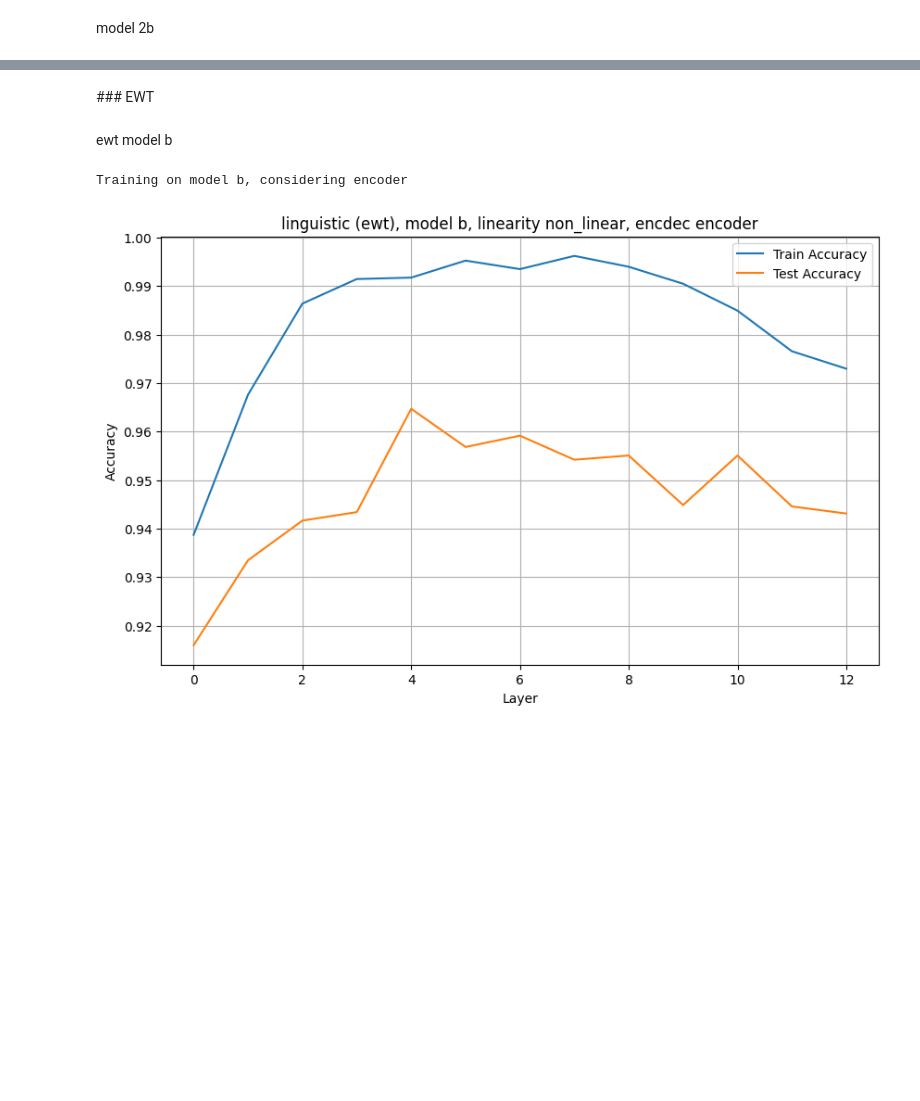
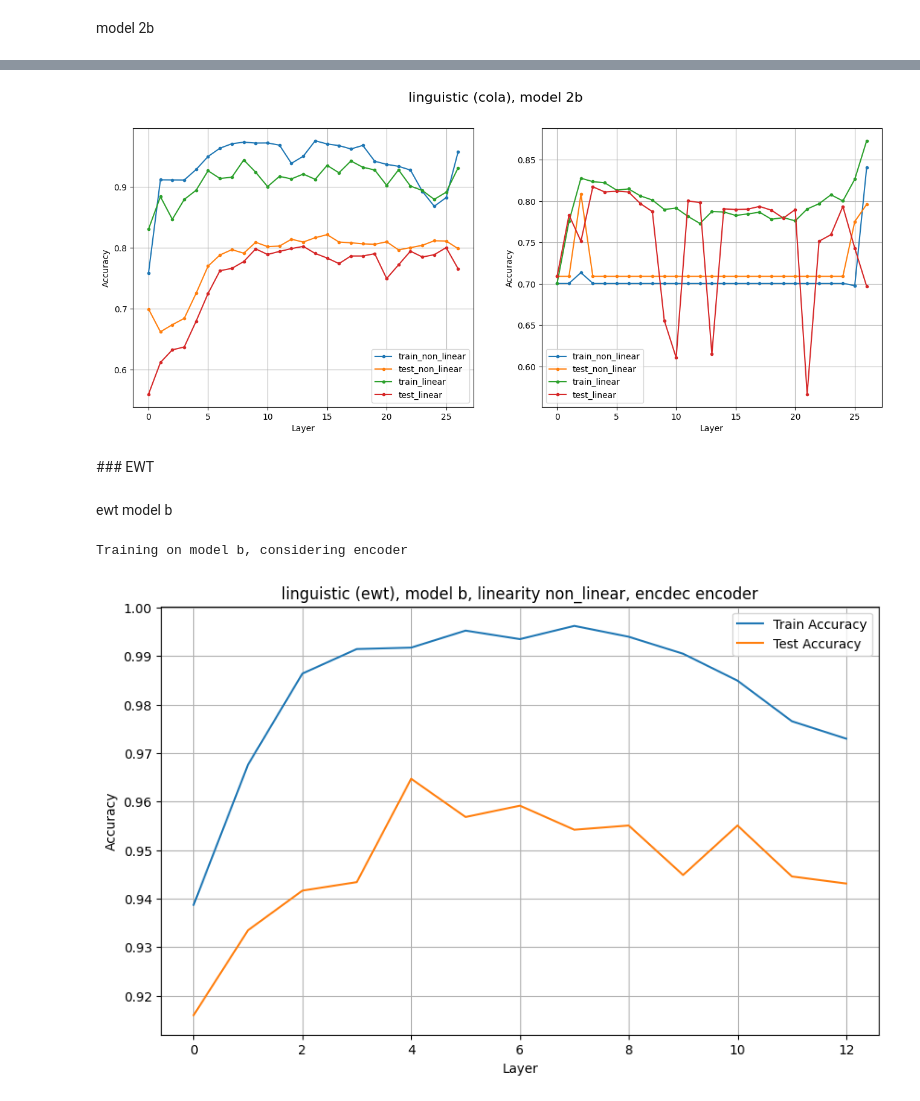
Before and after one commit to rrossierba/digital-transformation-computer-security, a Jupyter notebook: probe_t5.ipynb, the cells around one changed output, grey strips where cells are left out. Cells and saved outputs as stored; diff of their text form; code cells hidden in the pictures; blank space fills up the shorter version.

```diff
--- a/probe_t5.ipynb
+++ b/probe_t5.ipynb
@@ -1418,5 +1431,5 @@ plot_accuracies(decoder_results[0], decoder_results[1], 'b', 'non_linear', 'ling
 # %% [markdown]
 model 2b
 # %%
-cola_2b_path = '/content/drive/MyDrive/DTCS_datasets/cola_t5gemma-2b-2b-ul2'
-cola_2b_df = pd.read_pickle(cola_b_path)
+cola_2b_df = pd.read_pickle('/content/drive/MyDrive/DTCS_datasets/cola_t5gemma-2b-2b-ul2.pkl')
+train_cola_df_2b, test_cola_df_2b = split_train_test(cola_2b_df, TRAIN_SPLIT)
@@ -1437,0 +1436,15 @@ plot_accuracies(decoder_results[0], decoder_results[1], '2b', 'non_linear', 'lin
+# %%
+config2b = {
+    'model_size' : '2b',
+    'train_df' : train_cola_df_2b,
+    'test_df' : test_cola_df_2b,
+    'num_layers' :27
+}
+
+# encoder
+cola_encoder_results_nl_2b = iterate_training_layers(**config2b, encdec='encoder', probe=NON_LINEAR)
+cola_encoder_results_l_2b = iterate_training_layers(**config2b, encdec='encoder', probe=LINEAR)
+
+# decoder
+cola_decoder_results_nl_2b = iterate_training_layers(**config2b, encdec='decoder', probe=NON_LINEAR)
+cola_decoder_results_l_2b = iterate_training_layers(**config2b, encdec='decoder', probe=LINEAR)
@@ -1438,3 +1456,12 @@ plot_accuracies(decoder_results[0], decoder_results[1], '2b', 'non_linear', 'lin
+# %%
+cola_accuracies_2b = [
+    [(cola_encoder_results_nl_2b, NON_LINEAR), (cola_encoder_results_l_2b, LINEAR)],
+    [(cola_decoder_results_nl_2b, NON_LINEAR), (cola_decoder_results_l_2b, LINEAR)]
+]
+
+plot_accuracies(cola_accuracies_2b, '2b', 'linguistic (cola)')
+# %% [output]
+[figure, added]
 # %% [markdown]
 ### EWT
 # %% [markdown]
```
Also changed, not shown: parts of 33 cells of this notebook.
